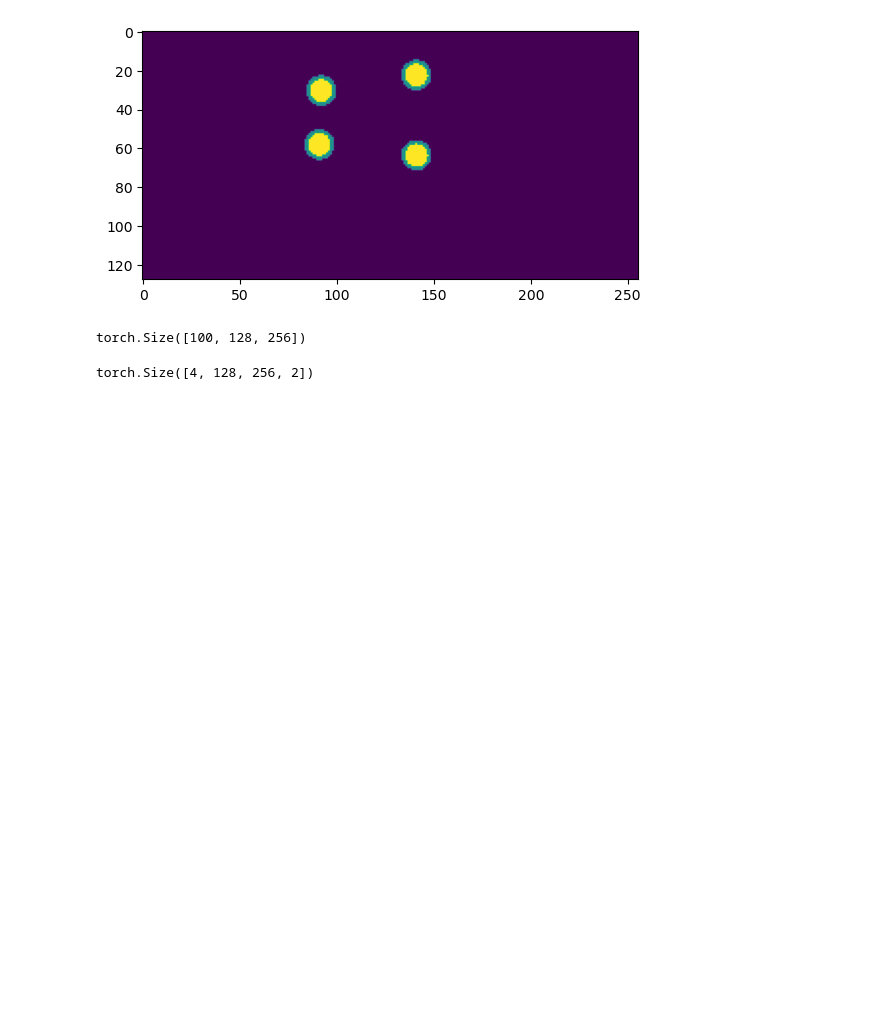
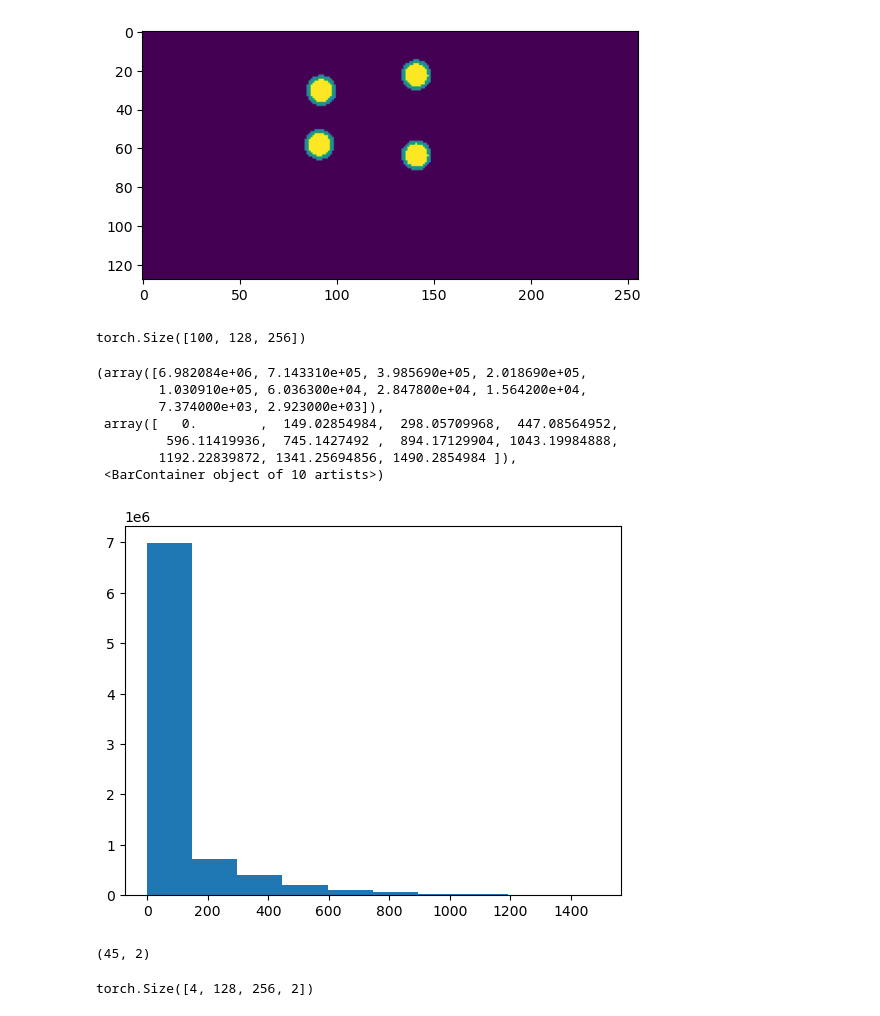
Before and after one commit to isagarnreiter/vesicleSTORM, a Jupyter notebook: scripts/younet-ed.ipynb, the cells around one changed output. Saved outputs shown, nothing was run; the diff lists cells and outputs as text; code cells hidden in the pictures; blank space fills up the shorter version.

```diff
--- a/scripts/younet-ed.ipynb
+++ b/scripts/younet-ed.ipynb
@@ -173,6 +121,21 @@ show()
 classified.shape
 # %% [output]
 torch.Size([100, 128, 256])
+# %%
+hist(image.flatten(), bins=10)
+# %% [output]
+(array([6.982084e+06, 7.143310e+05, 3.985690e+05, 2.018690e+05,
+        1.030910e+05, 6.036300e+04, 2.847800e+04, 1.564200e+04,
+        7.374000e+03, 2.923000e+03]),
+ array([   0.        ,  149.02854984,  298.05709968,  447.08564952,
+         596.11419936,  745.1427492 ,  894.17129904, 1043.19984888,
+        1192.22839872, 1341.25694856, 1490.2854984 ]),
+ <BarContainer object of 10 artists>)
+[figure, added]
+# %%
+xy.shape
+# %% [output]
+(45, 2)
 # %%
 spot_pos.shape
 # %% [output]
```
Also changed, not shown: parts of 12 cells of this notebook, 3 other files.
